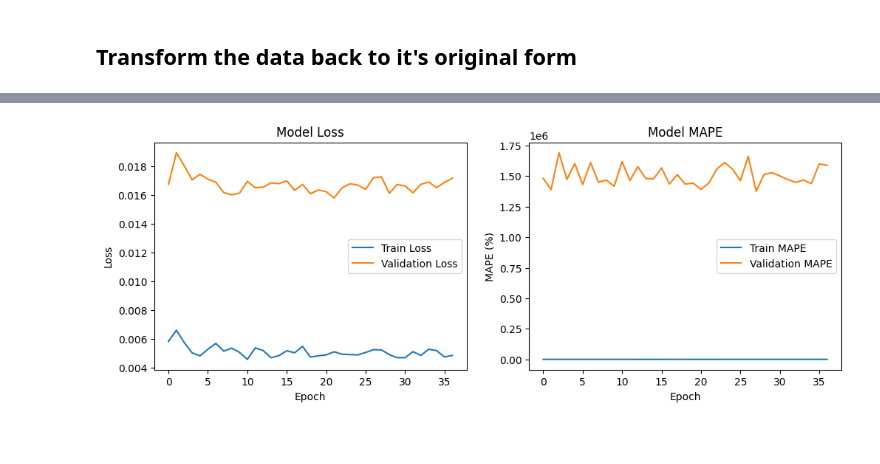
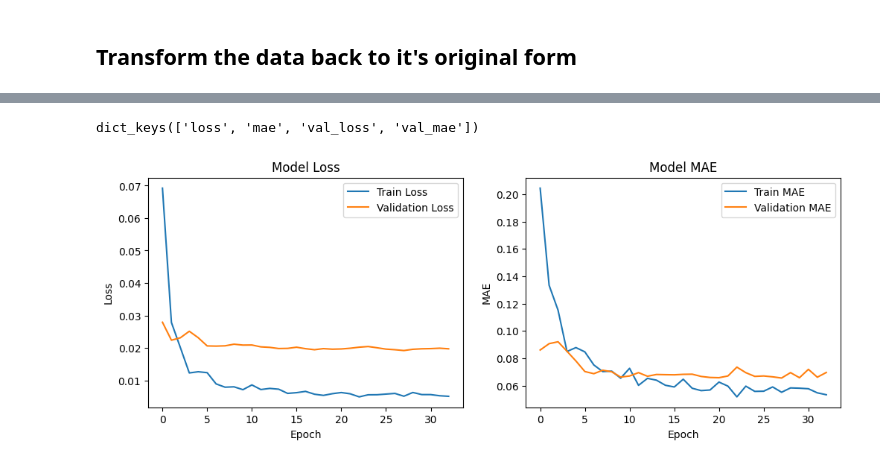
Before and after one commit to TariqAlhathloul/Time-Series-Forecasting-Project, a Jupyter notebook: WorkSpace/traffic_Counts_RNN.ipynb, the cells around one changed output, grey strips where cells are left out. Cells and saved outputs as stored; diff of their text form; code cells hidden in the pictures; blank space fills up the shorter version.

```diff
--- a/WorkSpace/traffic_Counts_RNN.ipynb
+++ b/WorkSpace/traffic_Counts_RNN.ipynb
@@ -251,11 +253,11 @@ Model: "sequential_9"
 model.compile(
     optimizer='adam',
     loss='mean_squared_error',
-    metrics=['mape']
+    metrics=['mae']
 )
 # %%
 call_backs = [
-    EarlyStopping(monitor='mape', patience=10),
+    EarlyStopping(monitor='mae', patience=10),
     ModelCheckpoint('Models/Simple_RNN_Model.keras', save_best_only=True)
 ]
 # %%
@@ -316,26 +318,30 @@ test_loss, test_mape = model.evaluate(X_test, y_test)
+# %%
+history.history.keys()
+# %% [output]
+dict_keys(['loss', 'mae', 'val_loss', 'val_mae'])
 # %%
 import matplotlib.pyplot as plt
 
 # Plot training & validation loss values
 plt.figure(figsize=(12, 4))
 
 plt.subplot(1, 2, 1)
 plt.plot(history.history['loss'], label='Train Loss')
 plt.plot(history.history['val_loss'], label='Validation Loss')
 plt.title('Model Loss')
 plt.ylabel('Loss')
 plt.xlabel('Epoch')
 plt.legend()
 
 # Plot training & validation MAPE values
 plt.subplot(1, 2, 2)
-plt.plot(history.history['mape'], label='Train MAPE')
-plt.plot(history.history['val_mape'], label='Validation MAPE')
-plt.title('Model MAPE')
-plt.ylabel('MAPE (%)')
+plt.plot(history.history['mae'], label='Train MAE')
+plt.plot(history.history['val_mae'], label='Validation MAE')
+plt.title('Model MAE')
+plt.ylabel('MAE')
 plt.xlabel('Epoch')
 plt.legend()
 
 plt.show()
 # %% [output]
-[figure, old version]
+[figure, new version]
```
Also changed, not shown: parts of 8 cells of this notebook.
